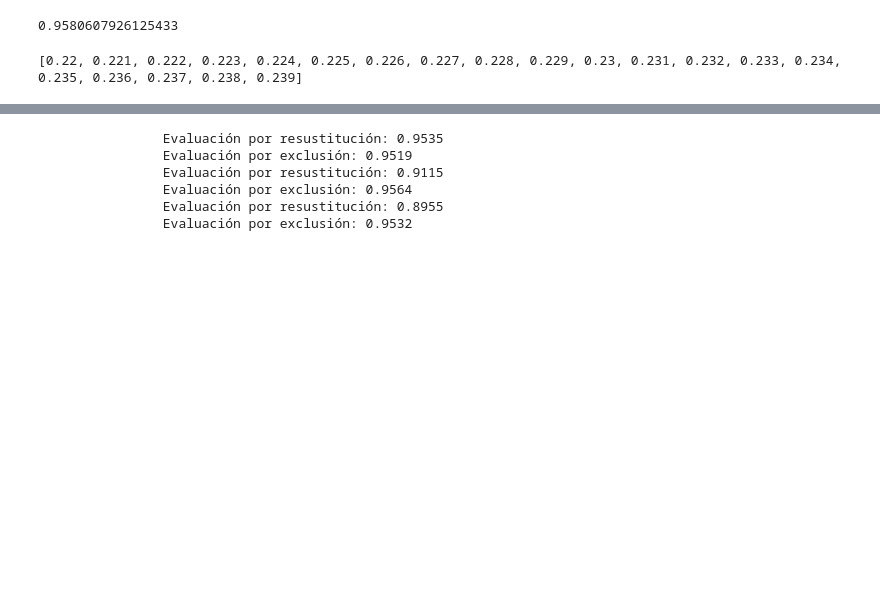
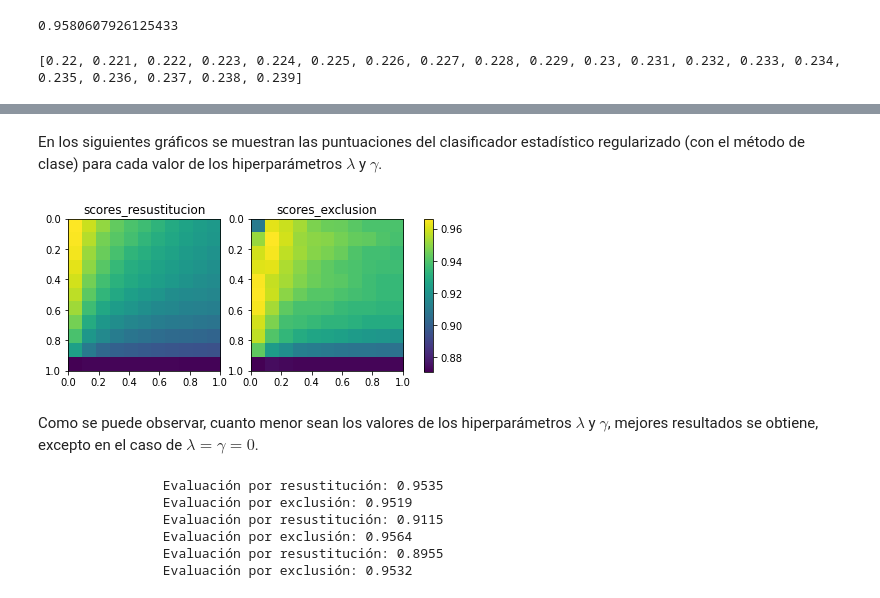
Before and after one commit to JB0linches/ReconocimientoDeFormas, a Jupyter notebook: Practica4.ipynb, the cells around one changed output, grey strips where cells are left out. Drawn from its saved outputs; the diff is of its cells as text; code cells hidden in the pictures; blank space fills up the shorter version.

```diff
--- a/Practica4.ipynb
+++ b/Practica4.ipynb
@@ -220,13 +222,17 @@ class ClassifEstadisticoRegularizado_metodo_clase(Classifier, BaseEstimator):
         self.det = None # Array de determinantes de las matrices de covarianza
         self.dont_ignore = [] # dimensiones a NO ignorar si cov se puede invertir
         self.priori = None
+        # Terminos de la expresión cuadrática del clasificador
+        self.a = None
+        self.b = None
+        self.c = None
 
     def fit(self, X, y, l=0, g=0):
         """Entrena el clasificador
         X: matriz numpy cada fila es un dato, cada columna una medida
         y: vector de etiquetas, tantos elementos como filas en X
-        l: hiperparámetro de similitud entre matrices de covarianza
-        g: hiperparámetro de regularización
+        l: (lambda) hiperparámetro de similitud entre matrices de covarianza (ver introduccion)
+        g: (gamma) hiperparámetro de regularización (ver introduccion)
         retorna objeto clasificador"""
         n_labels = len(self.labels)
         n_caracteristicas = X.shape[1]
@@ -237,6 +243,9 @@ class ClassifEstadisticoRegularizado_metodo_clase(Classifier, BaseEstimator):
         self.det = np.empty(n_labels)
         self.priori = np.empty(n_labels)
         cov_pooled = np.zeros((n_caracteristicas, n_caracteristicas))
+        self.a = np.empty((n_labels, n_caracteristicas, n_caracteristicas))
+        self.b = np.empty((n_labels, n_caracteristicas))
+        self.c = np.empty(n_labels)
         for c in range(len(self.labels)):
             X_clase = X[y==c]
             self.cov[c] = np.cov(X_clase, rowvar=False)
@@ -252,6 +261,9 @@ class ClassifEstadisticoRegularizado_metodo_clase(Classifier, BaseEstimator):
                 self.det[c] = np.linalg.det(self.cov_lg[c])
                 self.priori = X_clase.shape[0] / X.shape[0]
                 self.dont_ignore.append(c)
+                self.a[c] = -.5 * self.cov_lg_inv[c]
+                self.b[c] = self.mu[c].T @ self.cov_lg_inv[c]
+                self.c[c] = -.5 * (self.mu[c].T @ self.cov_lg_inv[c] @ self.mu[c]) -.5 * np.log(self.det[c]) + np.log(X_clase.shape[0] / X.shape[0])
         return self
 
     def decision_function(self,X):
@@ -261,7 +273,8 @@ class ClassifEstadisticoRegularizado_metodo_clase(Classifier, BaseEstimator):
         el problema, cada fila almacena los valores pertenencia de un dato a cada clase"""
         res = np.zeros((X.shape[0], len(self.labels)))
         for c in self.dont_ignore:
-            res[:,c] = -.5 * np.log(self.det[c]) - .5 * np.diagonal((X - self.mu[c]) @ self.cov_lg_inv[c] @ (X - self.mu[c]).T) + np.log(self.priori)
+            #res[:,c] = -.5 * np.log(self.det[c]) - .5 * np.diagonal((X - self.mu[c]) @ self.cov_lg_inv[c] @ (X - self.mu[c]).T) + np.log(self.priori)
+            res[:,c] = np.einsum('ab,db,ad->a', X, self.a[c], X) + np.einsum('b,cb->c', self.b[c], X) + self.c[c]
         return res
         #return np.einsum('ab,cdb,ad->ac', X, self.a, X) + np.einsum('ab,cb->ca', self.b, X) + self.c[None,:]
 
@@ -806,0 +856,17 @@ import matplotlib.pyplot as plt
+# %% [markdown]
+En los siguientes gráficos se muestran las puntuaciones del clasificador estadístico regularizado (con el método de clase) para cada valor de los hiperparámetros $\lambda$ y $\gamma$.
+# %%
+import matplotlib.pyplot as plt
+
+plt.subplot(121)
+im = plt.imshow(scores_resustitucion, cmap='viridis', interpolation='nearest', extent=[0, 1, 1, 0])
+plt.title("scores_resustitucion")
+plt.subplot(122)
+im = plt.imshow(scores_exclusion, cmap='viridis', interpolation='nearest', extent=[0, 1, 1, 0])
+plt.title("scores_exclusion")
+plt.subplots_adjust(right=0.9)
+cax = plt.axes([0.95, 0.235, 0.02, 0.53])
+plt.colorbar(cax=cax)
+plt.show()
+# %% [output]
+[figure, added]
@@ -807,3 +879,5 @@ import matplotlib.pyplot as plt
+# %% [markdown]
+Como se puede observar, cuanto menor sean los valores de los hiperparámetros $\lambda$ y $\gamma$, mejores resultados se obtiene, excepto en el caso de $\lambda = \gamma = 0$.
 # %%
 clss_est = ClassifEstadisticoRegularizado_metodo_sklearn(np.unique(y_train))
 clss_est.fit(X_train, y_train, 0.1)
```
Also changed, not shown: parts of 8 cells of this notebook.
